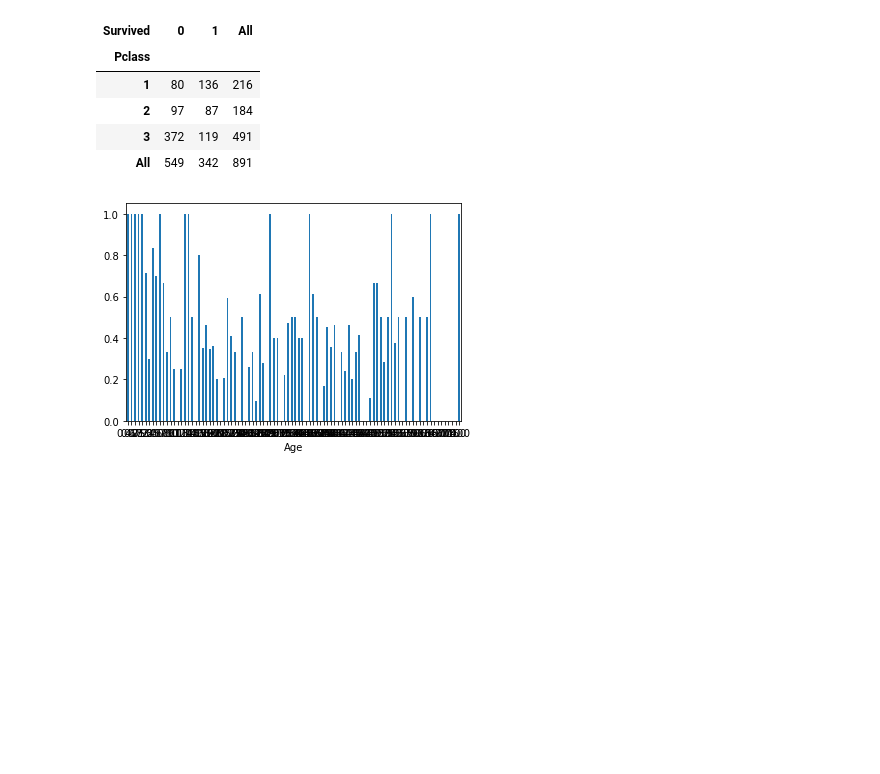
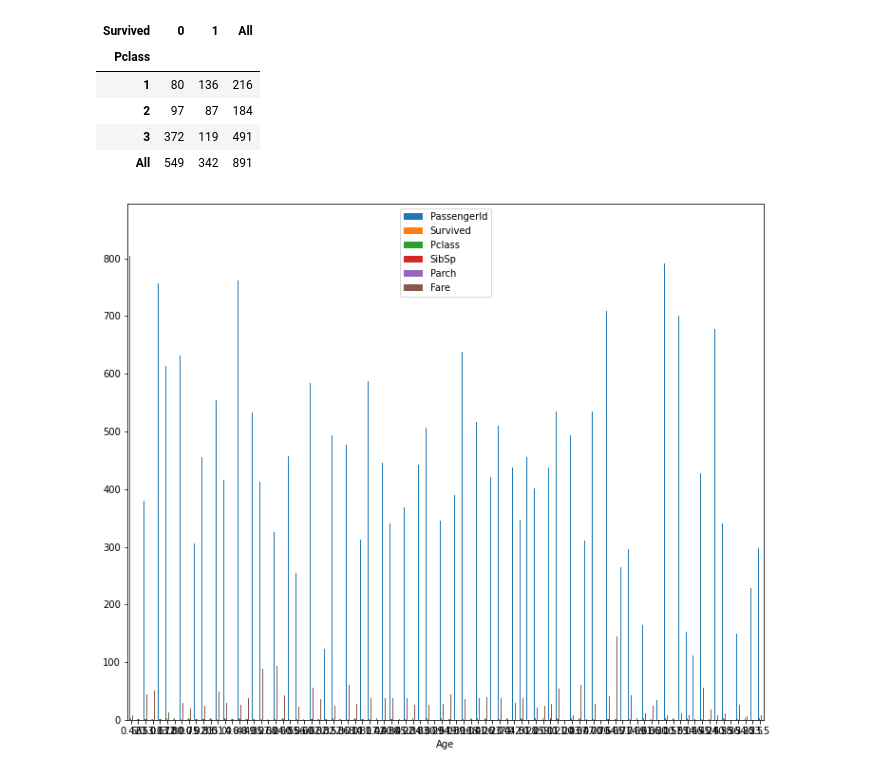
Before and after one commit to LeeJSmasw/Data_Science, a Jupyter notebook: titanic/titanic_eda1.ipynb, the cells around one changed output. Cells and saved outputs as stored; diff of their text form; code cells hidden in the pictures; blank space fills up the shorter version.

```diff
--- a/titanic/titanic_eda1.ipynb
+++ b/titanic/titanic_eda1.ipynb
@@ -294,8 +306,10 @@ pd.crosstab(titanic_df.Pclass,titanic_df.Survived,margins=True).style.background
 | 3 | 372 | 119 | 491 |
 | All | 549 | 342 | 891 |
 # %%
-titanic_df.groupby('Age').mean()['Survived'].plot(kind = 'bar',rot = 0)
+titanic_df.groupby('Age').mean().sort_values(by='Survived', ascending=False).plot(kind = 'bar',rot = 0)
+plt.rcParams["figure.figsize"] = (30, 25)
+# plt.xlim([0, 100])
 # plt.plot() group 판다스도 ploㅅ 을 지원한다~
 plt.show()
 # %% [output]
-[figure, old version]
+[figure, new version]
```
Also changed, not shown: parts of 22 cells of this notebook.
